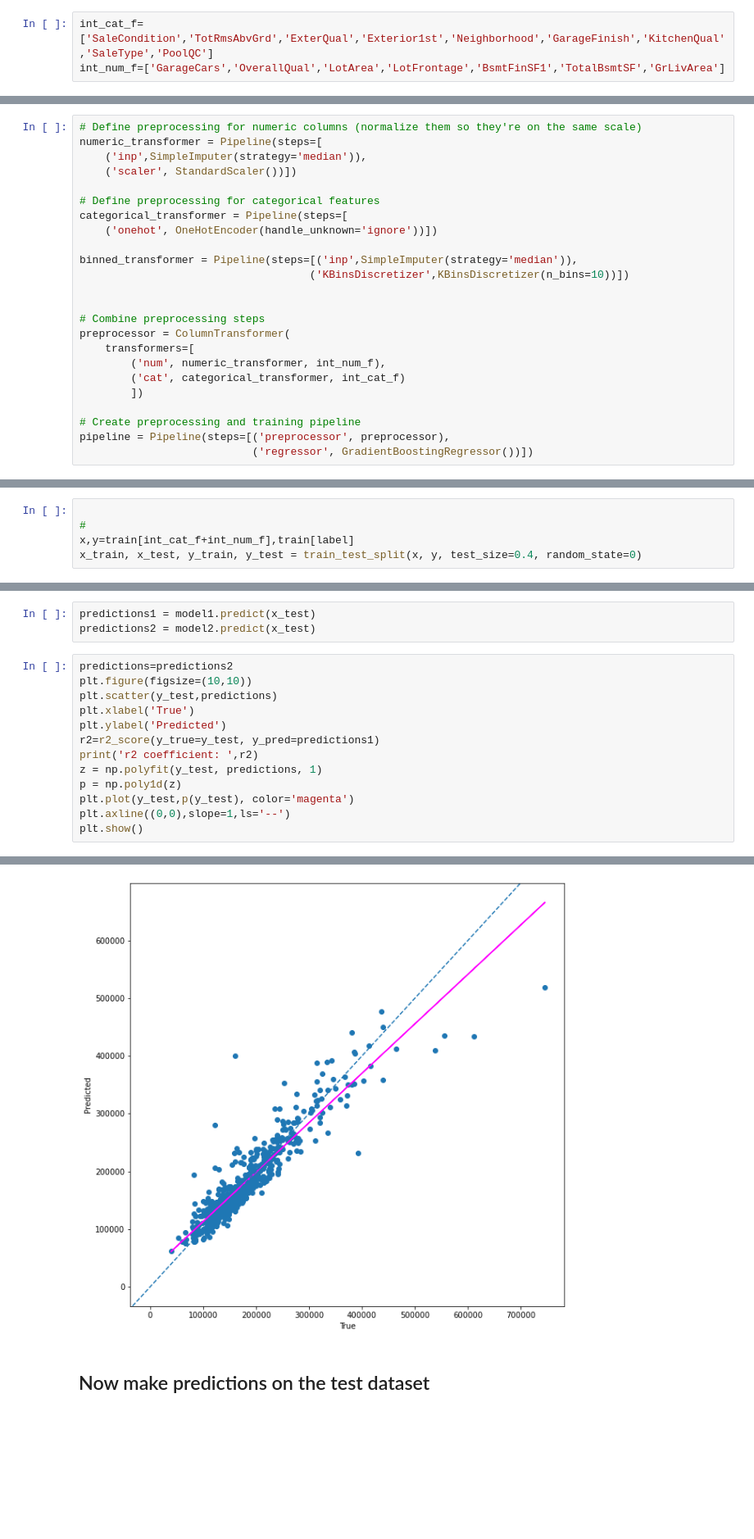
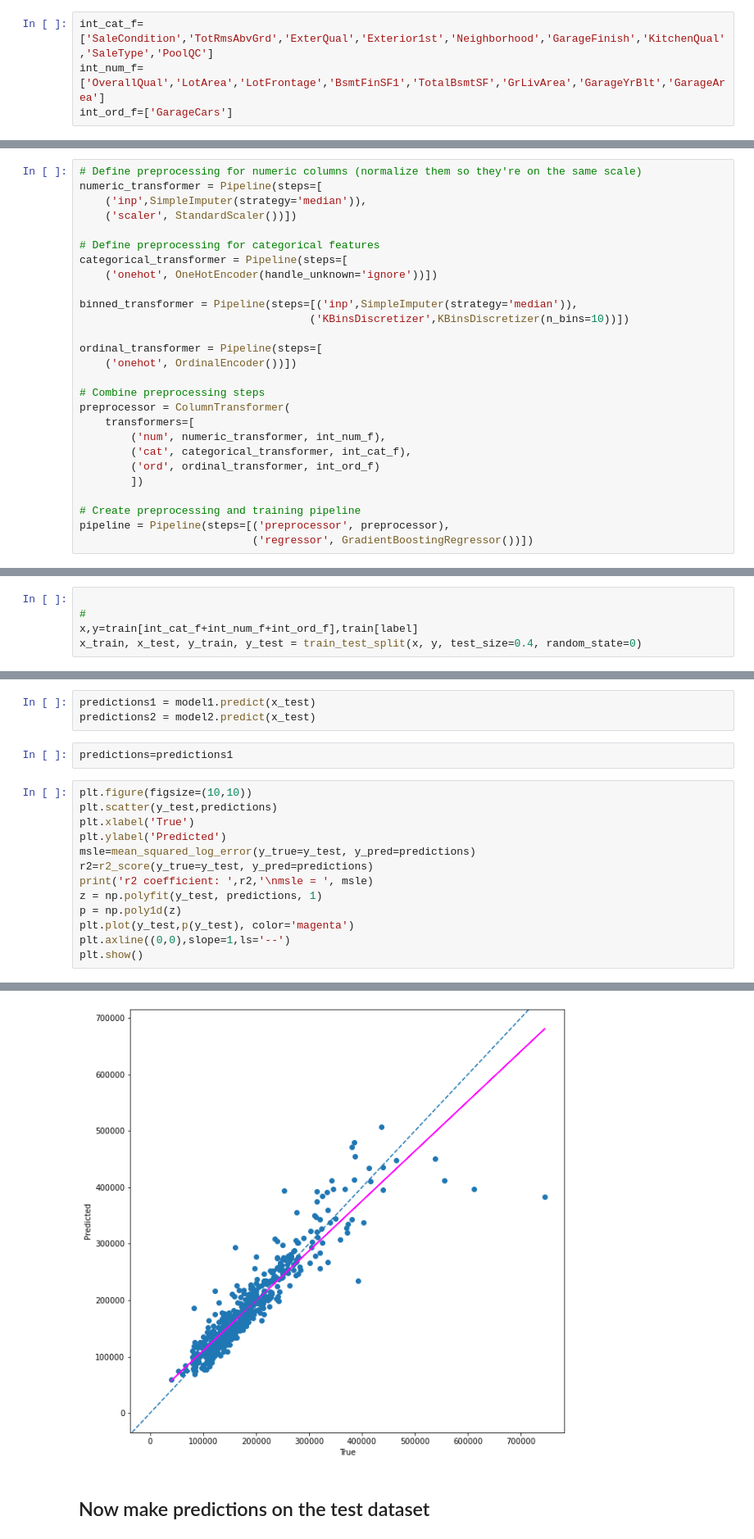
Before and after one commit to alessandro-rubin/house-prices, a Jupyter notebook: house-prices.ipynb, the cells around one changed output, grey strips where cells are left out. Shown at 82% size. Drawn from its saved outputs; the diff is of its cells as text; blank space fills up the shorter version.

```diff
--- a/house-prices.ipynb
+++ b/house-prices.ipynb
@@ -193,6 +261,7 @@ Name: PoolArea, Length: 1460, dtype: int64
 # %%
 int_cat_f=['SaleCondition','TotRmsAbvGrd','ExterQual','Exterior1st','Neighborhood','GarageFinish','KitchenQual','SaleType','PoolQC']
-int_num_f=['GarageCars','OverallQual','LotArea','LotFrontage','BsmtFinSF1','TotalBsmtSF','GrLivArea']
+int_num_f=['OverallQual','LotArea','LotFrontage','BsmtFinSF1','TotalBsmtSF','GrLivArea','GarageYrBlt','GarageArea']
+int_ord_f=['GarageCars']
 # %% [markdown]
 ## Beginning regressions
 # %%
@@ -228,12 +297,15 @@ categorical_transformer = Pipeline(steps=[
 binned_transformer = Pipeline(steps=[('inp',SimpleImputer(strategy='median')),
                                     ('KBinsDiscretizer',KBinsDiscretizer(n_bins=10))])
 
+ordinal_transformer = Pipeline(steps=[
+    ('onehot', OrdinalEncoder())])
 
 # Combine preprocessing steps
 preprocessor = ColumnTransformer(
     transformers=[
         ('num', numeric_transformer, int_num_f),
-        ('cat', categorical_transformer, int_cat_f)
+        ('cat', categorical_transformer, int_cat_f),
+        ('ord', ordinal_transformer, int_ord_f)
         ])
 
 # Create preprocessing and training pipeline
@@ -246,7 +318,7 @@ gridsearch=GridSearchCV(estimator=pipeline,param_grid=params,scoring=score)
 # %%
 
 #
-x,y=train[int_cat_f+int_num_f],train[label]
+x,y=train[int_cat_f+int_num_f+int_ord_f],train[label]
 x_train, x_test, y_train, y_test = train_test_split(x, y, test_size=0.4, random_state=0)
 # %%
 set_config(display='diagram')
@@ -281,14 +353,16 @@ model2 = pipeline.fit(x_train, (y_train))
 # %%
 predictions1 = model1.predict(x_test)
 predictions2 = model2.predict(x_test)
+# %%
+predictions=predictions1
 # %%
-predictions=predictions2
 plt.figure(figsize=(10,10))
 plt.scatter(y_test,predictions)
 plt.xlabel('True')
 plt.ylabel('Predicted')
-r2=r2_score(y_true=y_test, y_pred=predictions1)
-print('r2 coefficient: ',r2)
+msle=mean_squared_log_error(y_true=y_test, y_pred=predictions)
+r2=r2_score(y_true=y_test, y_pred=predictions)
+print('r2 coefficient: ',r2,'\nmsle = ', msle)
 z = np.polyfit(y_test, predictions, 1)
 p = np.poly1d(z)
 plt.plot(y_test,p(y_test), color='magenta')
@@ -299,4 +374,4 @@ r2 coefficient:  0.8560820805773697
-[figure, old version]
+[figure, new version]
 # %% [markdown]
 ## Now make predictions on the test dataset
 # %%
```
Also changed, not shown: parts of 15 cells of this notebook, 1 other file.
